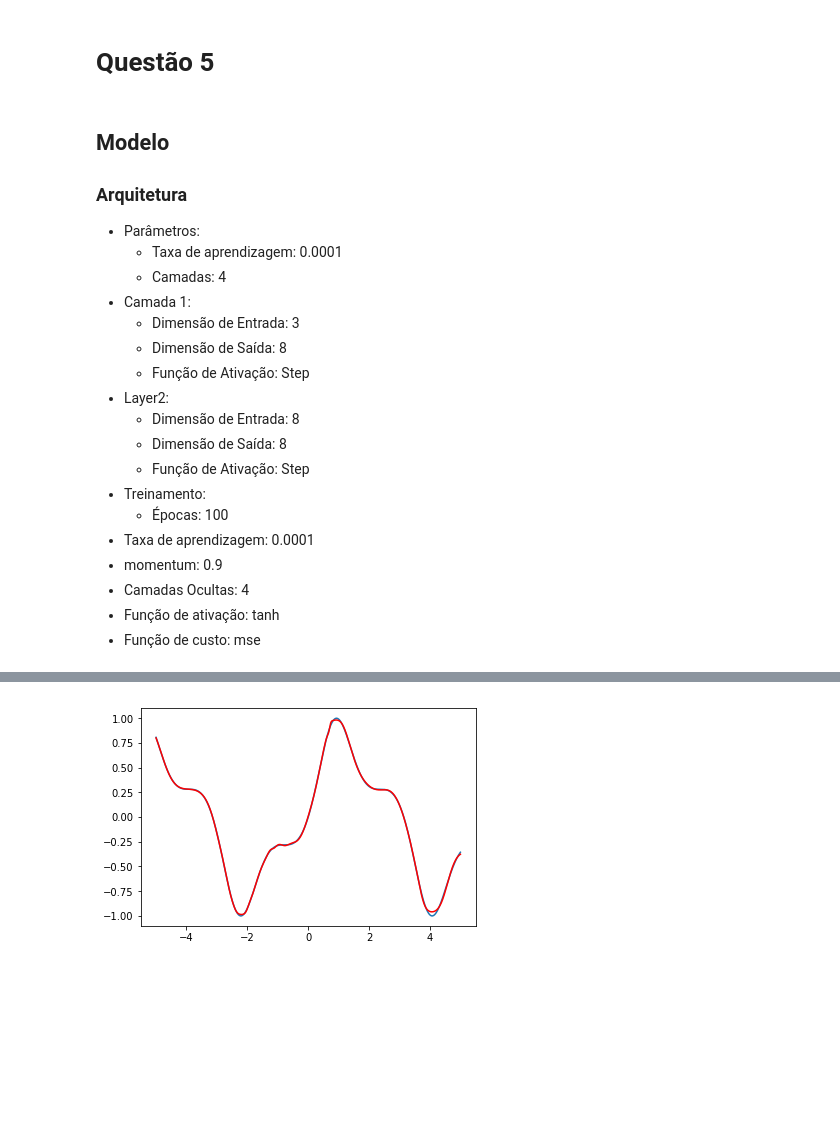
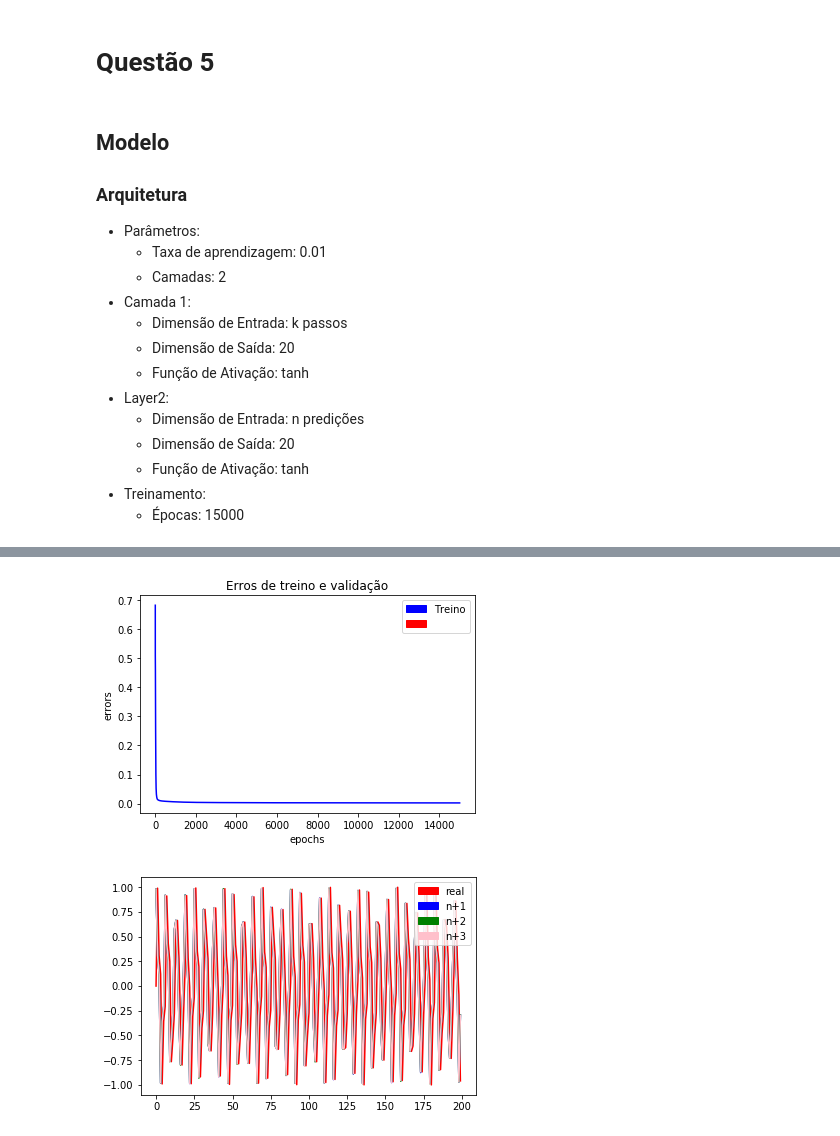
Before and after one commit to Vnicius/deep-learning-atividades, a Jupyter notebook: Lista_1/Questao2/Questao-2-3.ipynb, the cells around one changed output, grey strips where cells are left out. Saved outputs shown, nothing was run; the diff lists cells and outputs as text; code cells hidden in the pictures; blank space fills up the shorter version.

Commit message:
Adiciona plot questão 5

```diff
--- a/Lista_1/Questao2/Questao-2-3.ipynb
+++ b/Lista_1/Questao2/Questao-2-3.ipynb
@@ -1054,41 +1083,53 @@ Matriz de confusão:
 ### Arquitetura
 
 - Parâmetros:
-    - Taxa de aprendizagem: 0.0001
-    - Camadas: 4
+    - Taxa de aprendizagem: 0.01
+    - Camadas: 2
 - Camada 1:
-    - Dimensão de Entrada: 3
-    - Dimensão de Saída: 8
-    - Função de Ativação: Step
+    - Dimensão de Entrada: k passos
+    - Dimensão de Saída: 20
+    - Função de Ativação: tanh
 - Layer2:
-    - Dimensão de Entrada: 8
-    - Dimensão de Saída: 8
-    - Função de Ativação: Step
+    - Dimensão de Entrada: n predições
+    - Dimensão de Saída: 20
+    - Função de Ativação: tanh
 - Treinamento:
-    - Épocas: 100
-- Taxa de aprendizagem: 0.0001
-- momentum: 0.9
-- Camadas Ocultas: 4
-- Função de ativação: tanh
-- Função de custo: mse
+    - Épocas: 15000
 # %%
-# Gerando entrada dos dados
-x = np.linspace(-5, 5, 1000).reshape(-1, 1)
-y = np.sin(x + np.sin(x)**2).reshape(-1, 1)
+k = 10
+n = 3
+
+x = np.arange(-k, 200 + n)
+y = np.sin(x + np.sin(x)**2)
+
+x = x.tolist()
+y = y.tolist()
+
+x_train = []
+y_train = []
+
+for index in range(k, len(x) - n):
+    x_train.append(y[index - k : index])
+    y_train.append(y[index + 1 : index + 1 + n])
+
+x = x[k: -n]
+x_train = np.array(x_train)
+y_train = np.array(y_train)
 
 # Instanciando o modelo
-nn = NeuralNetwork(cost_func=mse, learning_rate=0.0001, momentum=0.9)
-nn.add_layer(Layer(input_dim=x.shape[1], output_dim=20, activation=tanh))
-nn.add_layer(Layer(input_dim=20, output_dim=30, activation=tanh))
-nn.add_layer(Layer(input_dim=30, output_dim=30, activation=tanh))
-nn.add_layer(Layer(input_dim=30, output_dim=y.shape[1], activation=tanh))
+# nn = NeuralNetwork(cost_func=softmax_neg_log_likelihood, learning_rate=0.01, momentum=0.2)
+nn = NeuralNetwork(cost_func=mse, learning_rate=0.01, momentum=0.9)
+nn.add_layer(Layer(input_dim=x_train.shape[1], output_dim=20, activation=tanh))
+nn.add_layer(Layer(input_dim=20, output_dim=y_train.shape[1], activation=tanh))
 
 # Treinando a rede
-nn.fit(x, y, epochs=3000, verbose=300, accuracy=False)
+error_train, _ = nn.fit(x_train, y_train, batch_size=20, epochs=15000, verbose=1000, accuracy=False)
 
-# Prediction
-y_pred = nn.predict(x)
-plt.plot(x, y)
-plt.plot(x, y_pred, c='red')
-plt.show()
+#print(x_train)
+#print(y_train)
+
+plot_error([error_train, []], ["Treino", ""])
+
+y_pred = nn.predict(x_train)
+plot_q5(x, y, y_pred)
 # %% [output]
@@ -1112 +1153,2 @@ Error: 0.5952%
-[figure, old version]
+[figure, new version]
+[figure, added]
```
Also changed, not shown: parts of 3 cells of this notebook, 1 other file.
